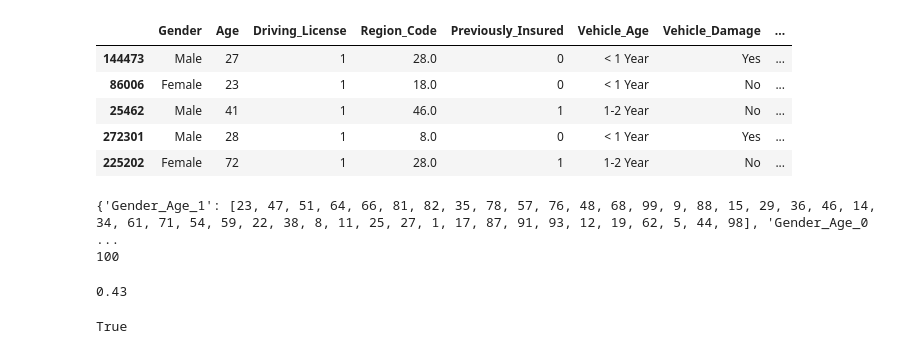
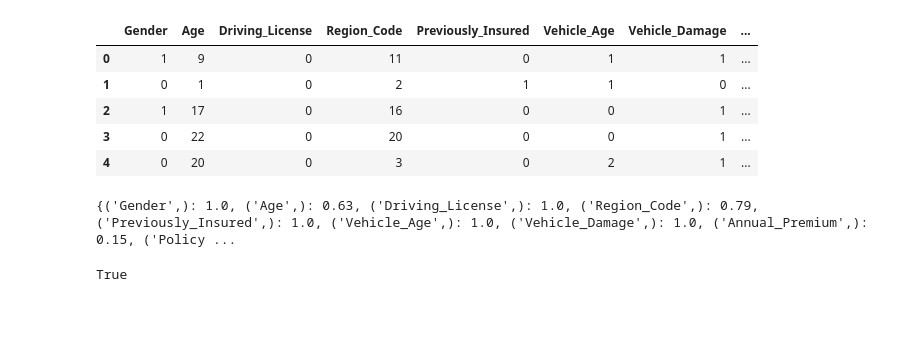
Before and after one commit to atf98/An-Efficient-Discretization-Algorithm-Using-Rough-Set-Theory, a Jupyter notebook: algorithm.ipynb, the cells around one changed output. Saved outputs shown, nothing was run; the diff lists cells and outputs as text; code cells hidden in the pictures; blank space fills up the shorter version.

```diff
--- a/algorithm.ipynb
+++ b/algorithm.ipynb
@@ -281,14 +274,14 @@ np.save('encoder_dict.npy', encoder_dict)
 data_endocded.to_csv('data_endocded.csv', index=False)
 data_endocded = pd.read_csv('data_endocded.csv')
 # %%
-data_1.head()
+data_endocded.head()
 # %% [output]
 |  | Gender | Age | Driving_License | Region_Code | Previously_Insured | Vehicle_Age | Vehicle_Damage | ... |
-| 144473 | Male | 27 | 1 | 28.0 | 0 | < 1 Year | Yes | ... |
-| 86006 | Female | 23 | 1 | 18.0 | 0 | < 1 Year | No | ... |
-| 25462 | Male | 41 | 1 | 46.0 | 1 | 1-2 Year | No | ... |
-| 272301 | Male | 28 | 1 | 8.0 | 0 | < 1 Year | Yes | ... |
-| 225202 | Female | 72 | 1 | 28.0 | 1 | 1-2 Year | No | ... |
+| 0 | 1 | 9 | 0 | 11 | 0 | 1 | 1 | ... |
+| 1 | 0 | 1 | 0 | 2 | 1 | 1 | 0 | ... |
+| 2 | 1 | 17 | 0 | 16 | 0 | 0 | 1 | ... |
+| 3 | 0 | 22 | 0 | 20 | 0 | 0 | 1 | ... |
+| 4 | 0 | 20 | 0 | 3 | 0 | 2 | 1 | ... |
 # %%
 class RST:
     def __init__(
@@ -396,12 +401,22 @@ class RST:
 # %%
 rst = RST(data_endocded, continuous_columns=likely_dis, decision_column_name='Response')
 # upper, lower, boundary, outside = rst.set_main_variable(combination=['Gender', 'Age'])
-lower, dependency = rst.get_dependency(combination=['Gender', 'Age'])
-dependency
+dep = {}
+ind = []
+for comb in combX:
+    lower, dependency = rst.get_dependency(combination=list(comb))
+    dep.update({comb: dependency})
+    # print(len(ind))
+
+    # print(set(ind))
+    # if indiscernibility in dep.keys():
+    #     dep[indiscernibility].append(comb)
+    # else:
+    #     dep.update({indiscernibility: [comb]})
+print(dep)
+# dep
 # %% [output]
-{'Gender_Age_1': [23, 47, 51, 64, 66, 81, 82, 35, 78, 57, 76, 48, 68, 99, 9, 88, 15, 29, 36, 46, 14, 34, 61, 71, 54, 59, 22, 38, 8, 11, 25, 27, 1, 17, 87, 91, 93, 12, 19, 62, 5, 44, 98], 'Gender_Age_0 ...
-100
+{('Gender',): 1.0, ('Age',): 0.63, ('Driving_License',): 1.0, ('Region_Code',): 0.79, ('Previously_Insured',): 1.0, ('Vehicle_Age',): 1.0, ('Vehicle_Damage',): 1.0, ('Annual_Premium',): 0.15, ('Policy ...
-0.43
 # %%
 all(True if x in [1,2,3,4,5] else False for x in [1,2,3])
 # %% [output]
```
Also changed, not shown: parts of 17 cells of this notebook, 12 other files.
